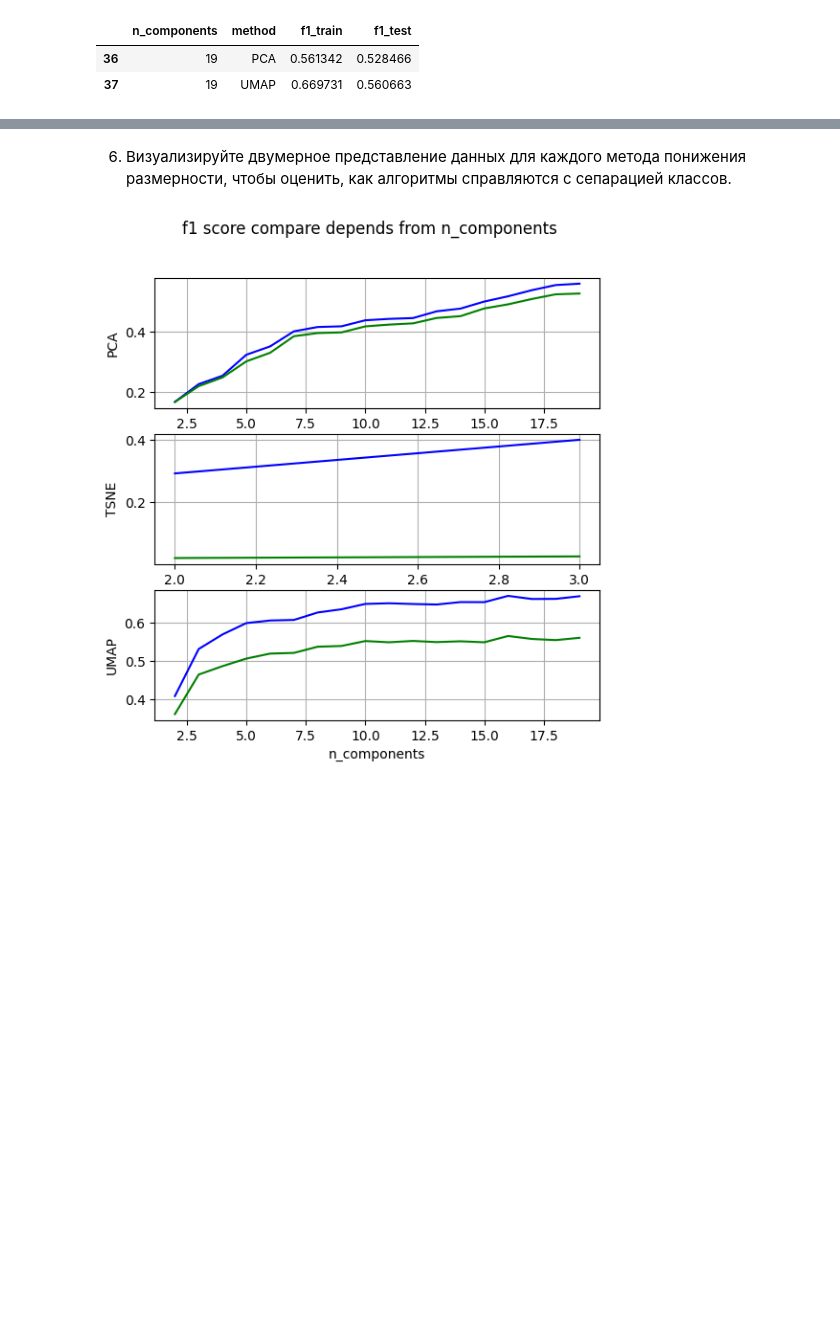
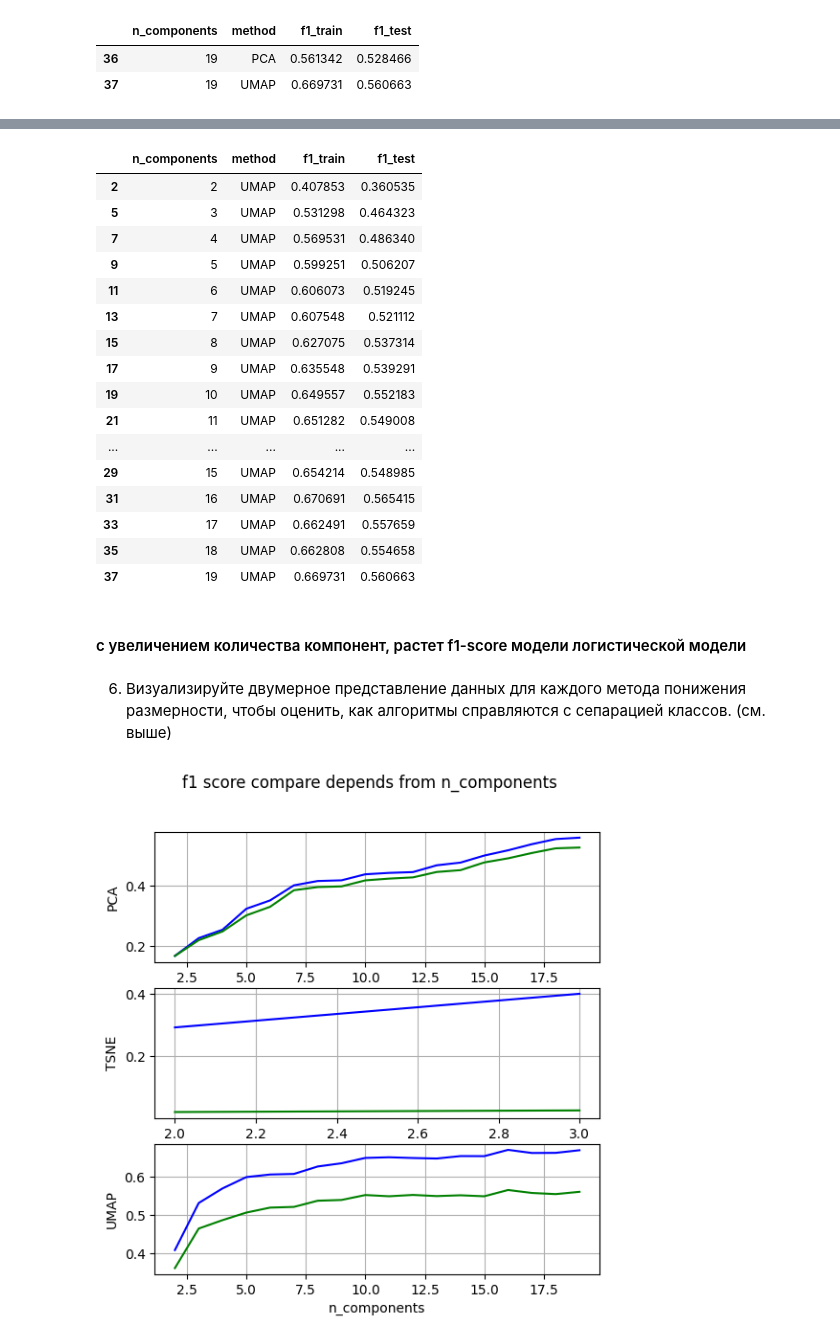
Before and after one commit to Rusttm/DSprojects, a Jupyter notebook: EDA/lesson9/seminar9_DZ.ipynb, the cells around one changed output, grey strips where cells are left out. Cells and saved outputs as stored; diff of their text form; code cells hidden in the pictures; blank space fills up the shorter version.

```diff
--- a/EDA/lesson9/seminar9_DZ.ipynb
+++ b/EDA/lesson9/seminar9_DZ.ipynb
@@ -451,3 +481,25 @@ Name: f1_train, dtype: float64
+# %%
+df_scores[df_scores['method']=='UMAP']
+# %% [output]
+|  | n_components | method | f1_train | f1_test |
+| 2 | 2 | UMAP | 0.407853 | 0.360535 |
+| 5 | 3 | UMAP | 0.531298 | 0.464323 |
+| 7 | 4 | UMAP | 0.569531 | 0.486340 |
+| 9 | 5 | UMAP | 0.599251 | 0.506207 |
+| 11 | 6 | UMAP | 0.606073 | 0.519245 |
+| 13 | 7 | UMAP | 0.607548 | 0.521112 |
+| 15 | 8 | UMAP | 0.627075 | 0.537314 |
+| 17 | 9 | UMAP | 0.635548 | 0.539291 |
+| 19 | 10 | UMAP | 0.649557 | 0.552183 |
+| 21 | 11 | UMAP | 0.651282 | 0.549008 |
+| ... | ... | ... | ... | ... |
+| 29 | 15 | UMAP | 0.654214 | 0.548985 |
+| 31 | 16 | UMAP | 0.670691 | 0.565415 |
+| 33 | 17 | UMAP | 0.662491 | 0.557659 |
+| 35 | 18 | UMAP | 0.662808 | 0.554658 |
+| 37 | 19 | UMAP | 0.669731 | 0.560663 |
+# %% [markdown]
+#### с увеличением количества компонент, растет f1-score модели логистической модели
 # %% [markdown]
-6. Визуализируйте двумерное представление данных для каждого метода понижения размерности, чтобы оценить, как алгоритмы справляются с сепарацией классов.
+6. Визуализируйте двумерное представление данных для каждого метода понижения размерности, чтобы оценить, как алгоритмы справляются с сепарацией классов. (см. выше)
 # %%
```
Also changed, not shown: parts of 10 cells of this notebook.
